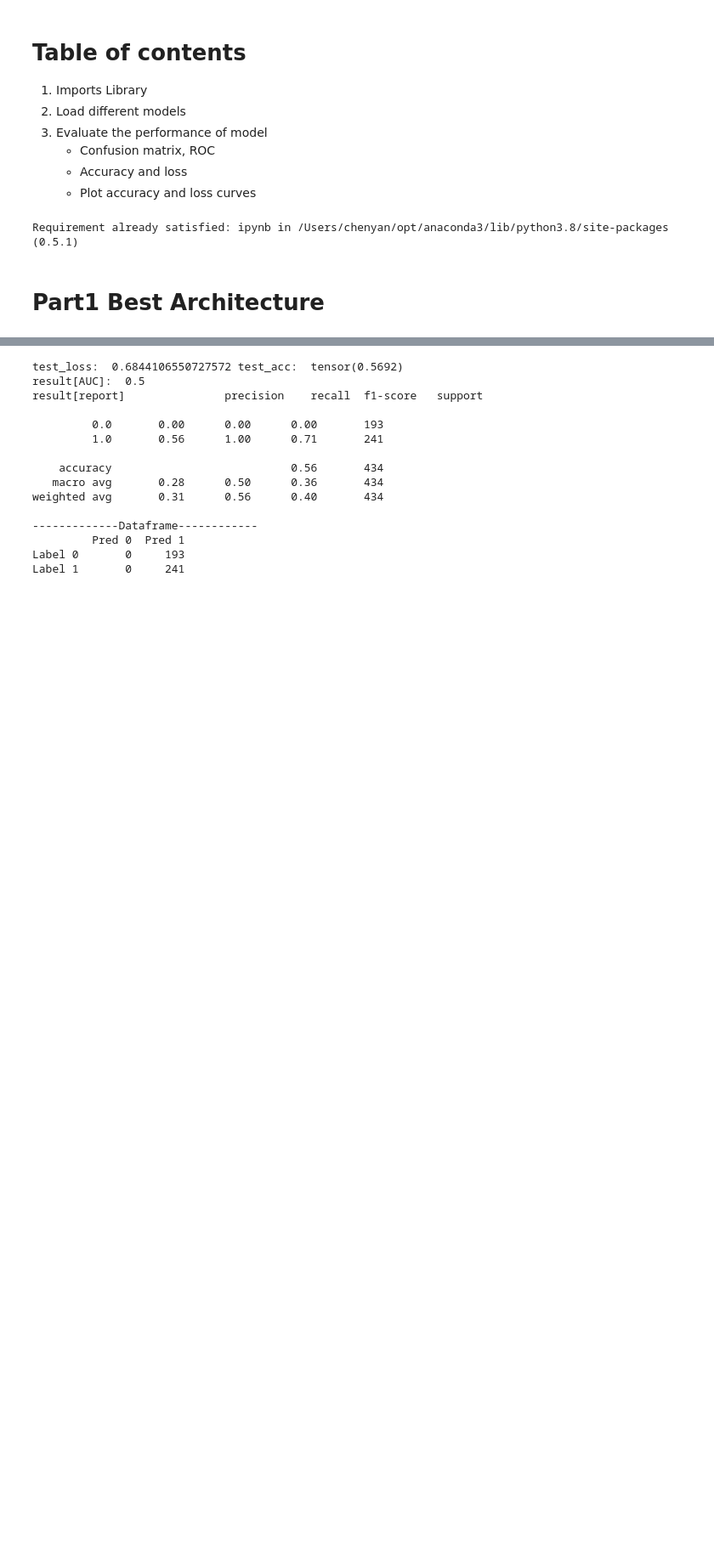
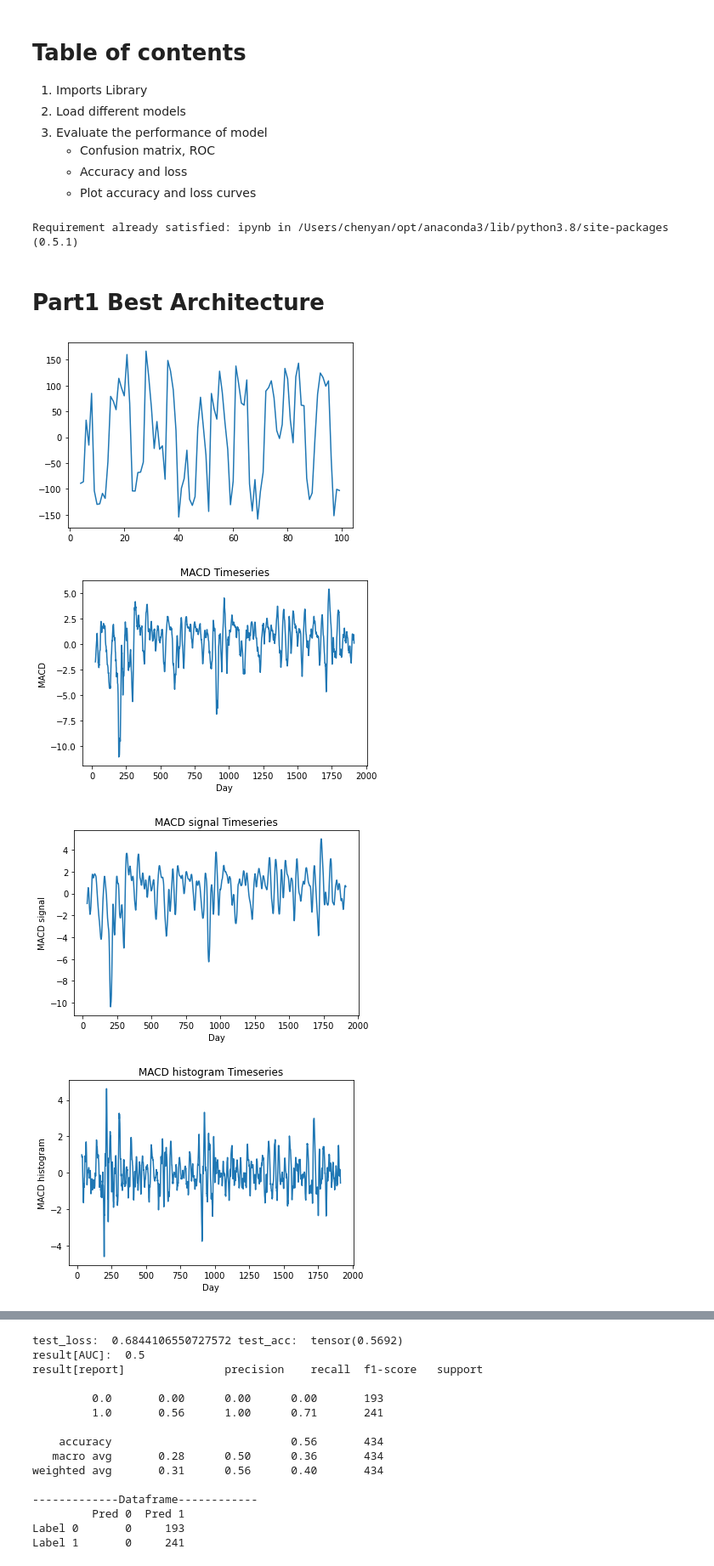
Before and after one commit to chenyan1998/Term7_Deep_Learning_BigProject, a Jupyter notebook: Evaluate_models/Evaluate.ipynb, the cells around one changed output, grey strips where cells are left out. Shown at 85% size. Cells and saved outputs as stored; diff of their text form; code cells hidden in the pictures; blank space fills up the shorter version.

```diff
--- a/Evaluate_models/Evaluate.ipynb
+++ b/Evaluate_models/Evaluate.ipynb
@@ -87,5 +87,26 @@ helper_functions = "./helper_functions.py"
 from ipynb.fs.full.helper_functions import plot_loss, plot_accuracy, validation, cal_acc, evaluate
 
 #from helper_functions import plot_loss, plot_accuracy, validation, cal_acc, evaluate
-# %% [markdown]
-# Part1 Best Architecture
+# %% [markdown]
+# Part1 Best Architecture
+# %%
+# Best Performance Model
+
+from ipynb.fs.full.MainCode2 import StockModel,test1_loader,loss_function
+load_model = torch.load("train_final.pt")
+test_loss,test_acc,outputs,labels=validation(load_model,test1_loader,loss_function)
+
+print('test_loss: ',test_loss,'test_acc: ',test_acc)
+#print('outputs:',outputs,'labels: ', labels)
+
+result,fig =evaluate(torch.cat(labels),torch.cat(outputs))
+print('result[AUC]: ', result['AUC'])
+print('result[report]', result['report'])
+print('-------------Dataframe------------')
+df = pd.DataFrame(data = result['ConMatrix'],index=['Label 0','Label 1'],columns=['Pred 0','Pred 1'])
+print(df)
+# %% [output]
+[figure, added]
+[figure, added]
+[figure, added]
+[figure, added]
```
Also changed, not shown: parts of 2 cells of this notebook, 10 other files.
